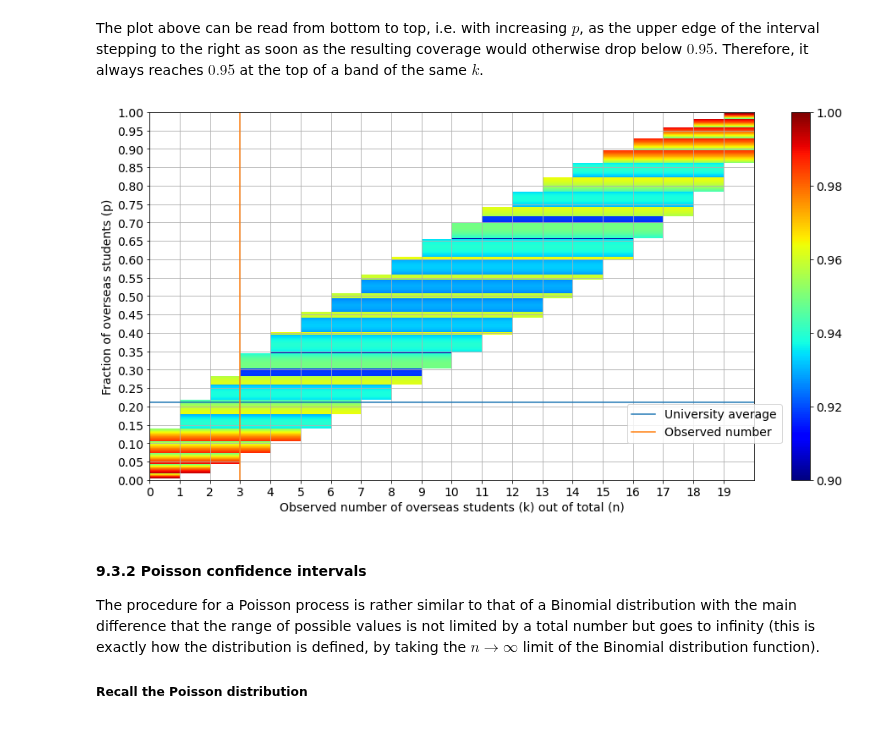
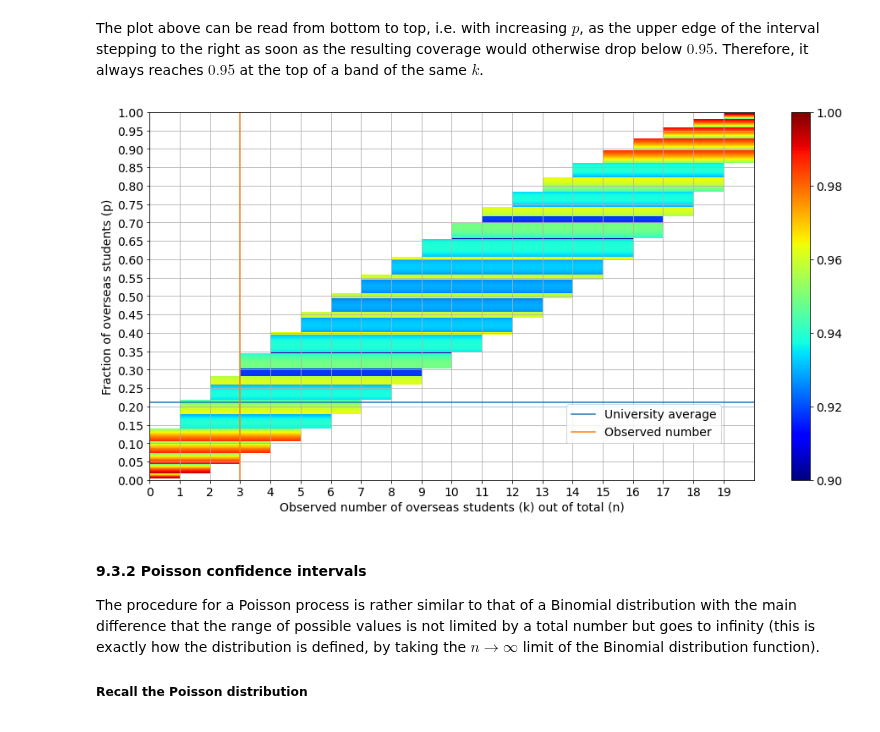
Before and after one commit to bretonr/intro_data_science, a Jupyter notebook: Chapter 9/Chapter 9.ipynb, the cells around one changed output. Saved outputs shown, nothing was run; the diff lists cells and outputs as text; code cells hidden in the pictures.

```diff
--- a/Chapter 9/Chapter 9.ipynb
+++ b/Chapter 9/Chapter 9.ipynb
@@ -496,35 +557,35 @@ for i in range(1,nSamples):
     rm, rp, p = get_central_interval(cl, nStudents, pOverseas) # use fast implementation
     binom_patches.append( Rectangle((rm,pOverseas),rp-rm,1./nSamples) ) # define drawing object for confidence interval
     binom_colors.append(p)
 binoms = PatchCollection(binom_patches, alpha=1.0, cmap=jet) # drawing object for complete belt
 binoms.set_array(np.array(binom_colors))
 binoms.set_clim([0.9, 1])
 #binoms = PatchCollection(binom_patches, alpha=0.5, color='tab:purple') # drawing object for complete belt
 
 fig, ax = plt.subplots(figsize=(16,8))
 ax.set_xlim(0,nStudents) # set x axis range
 ax.set_ylim(0,1)         # set y axis range
 
 ax.add_collection(binoms) # draw belt
 
 # plot optics
 ax.set_yticks([x/20. for x in range(21)])
 ax.set_xticks([x for x in range(nStudents)])
 ax.grid(which='both',axis='x')
 ax.grid(which='major',axis='y')
 ax.set_xlabel('Observed number of overseas students (k) out of total (n)')
 ax.set_ylabel('Fraction of overseas students (p)')
 
 
 # reality check
 ax.plot([0,nStudents],[0.21]*2, label='University average') # Based on 5770/27500 from latest Facts and Figures
 ax.plot([nOverseas]*2,[0,1], label='Observed number')
-ax.legend(loc=[0.79,0.10])
+ax.legend(loc=[0.69,0.10])
 
 plt.colorbar(binoms)
 plt.show()
 # %% [output]
-[figure, old version]
+[figure, new version]
 # %% [markdown]
 #### 9.3.2 Poisson confidence intervals
 
```
Also changed, not shown: parts of 17 cells of this notebook, 3 other files.
